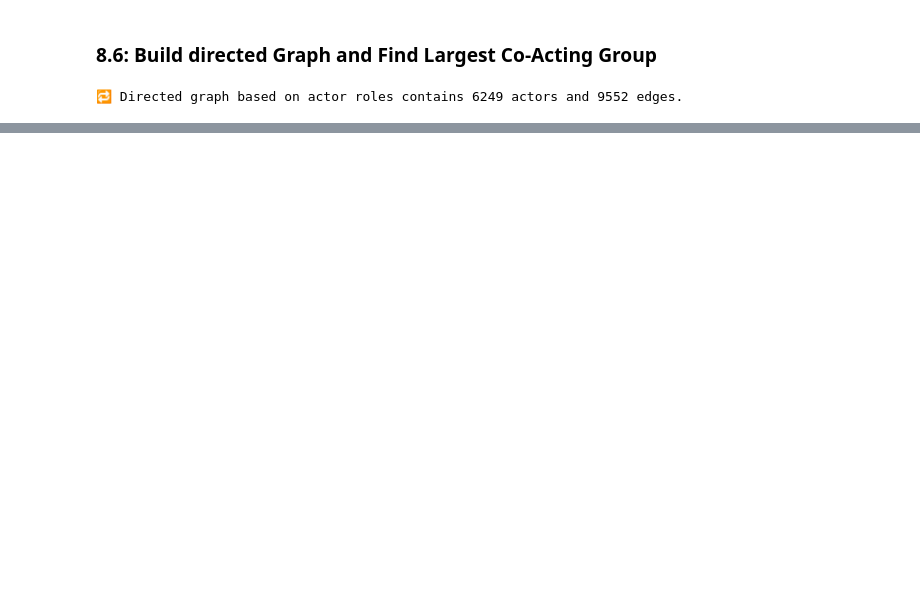
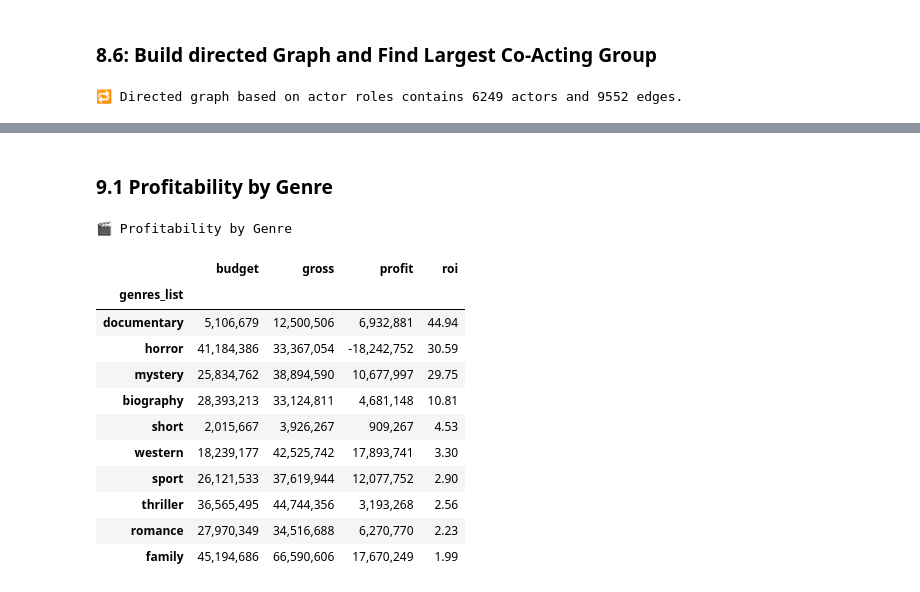
Before and after one commit to rogerioo/movie_challenge, a Jupyter notebook: challenge.ipynb, the cells around one changed output, grey strips where cells are left out. Drawn from its saved outputs; the diff is of its cells as text; code cells hidden in the pictures; blank space fills up the shorter version.

```diff
--- a/challenge.ipynb
+++ b/challenge.ipynb
@@ -1551,0 +1680,35 @@ plt.show()
+# %% [markdown]
+### 9.1 Profitability by Genre
+# %%
+financial_df = gold_df.copy()
+
+financial_df['genres_list'] = financial_df['genres_list'].dropna()
+genre_profit = (
+    financial_df.explode('genres_list')
+    .groupby('genres_list')[['budget', 'gross', 'profit', 'roi']]
+    .mean()
+    .sort_values(by='roi', ascending=False)
+)
+
+display(
+    genre_profit.head(10).style.format({
+        'budget': '{:,.0f}',
+        'gross': '{:,.0f}',
+        'profit': '{:,.0f}',
+        'roi': '{:.2f}'
+    }).set_caption("🎬 Profitability by Genre")
+)
+# %% [output]
+🎬 Profitability by Genre
+|  | budget | gross | profit | roi |
+| genres_list |  |  |  |  |
+| documentary | 5,106,679 | 12,500,506 | 6,932,881 | 44.94 |
+| horror | 41,184,386 | 33,367,054 | -18,242,752 | 30.59 |
+| mystery | 25,834,762 | 38,894,590 | 10,677,997 | 29.75 |
+| biography | 28,393,213 | 33,124,811 | 4,681,148 | 10.81 |
+| short | 2,015,667 | 3,926,267 | 909,267 | 4.53 |
+| western | 18,239,177 | 42,525,742 | 17,893,741 | 3.30 |
+| sport | 26,121,533 | 37,619,944 | 12,077,752 | 2.90 |
+| thriller | 36,565,495 | 44,744,356 | 3,193,268 | 2.56 |
+| romance | 27,970,349 | 34,516,688 | 6,270,770 | 2.23 |
+| family | 45,194,686 | 66,590,606 | 17,670,249 | 1.99 |
```
Also changed, not shown: parts of 26 cells of this notebook.
